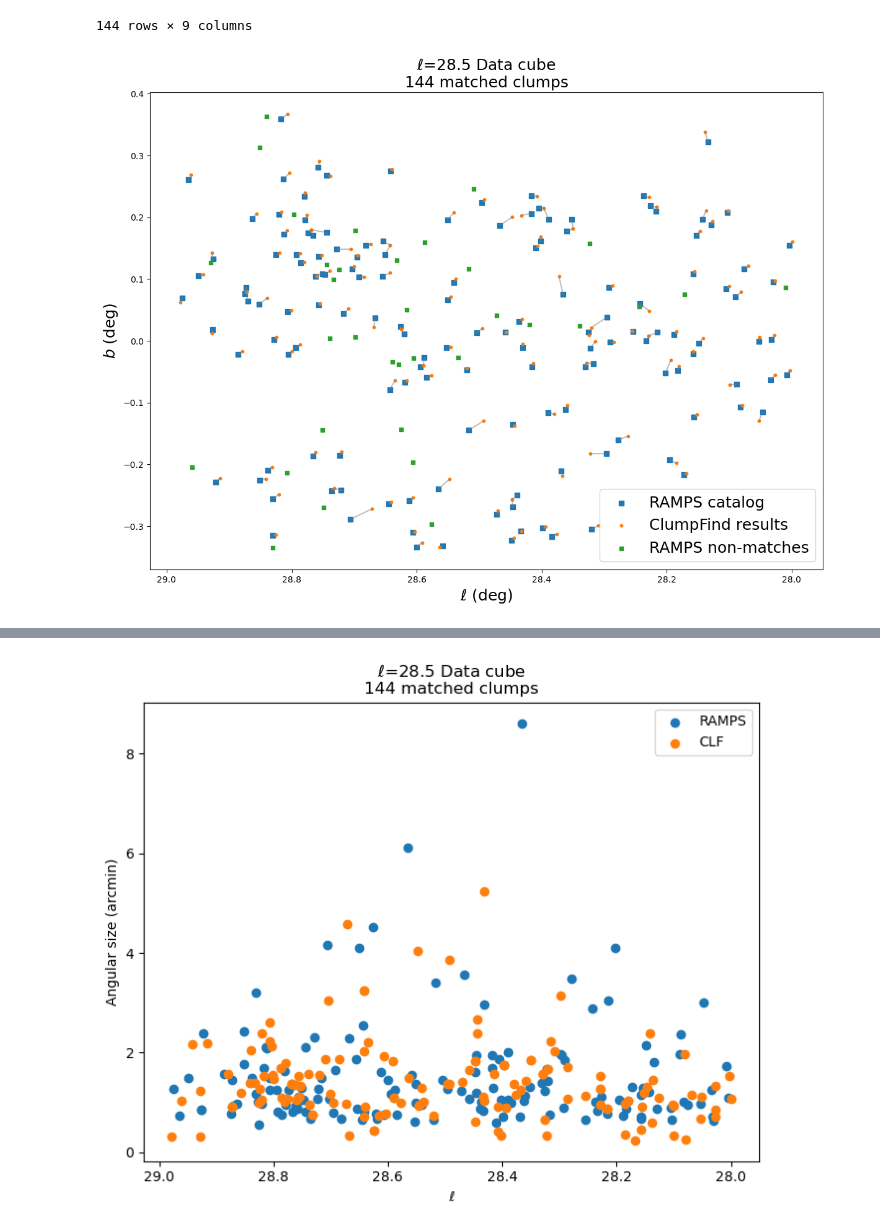
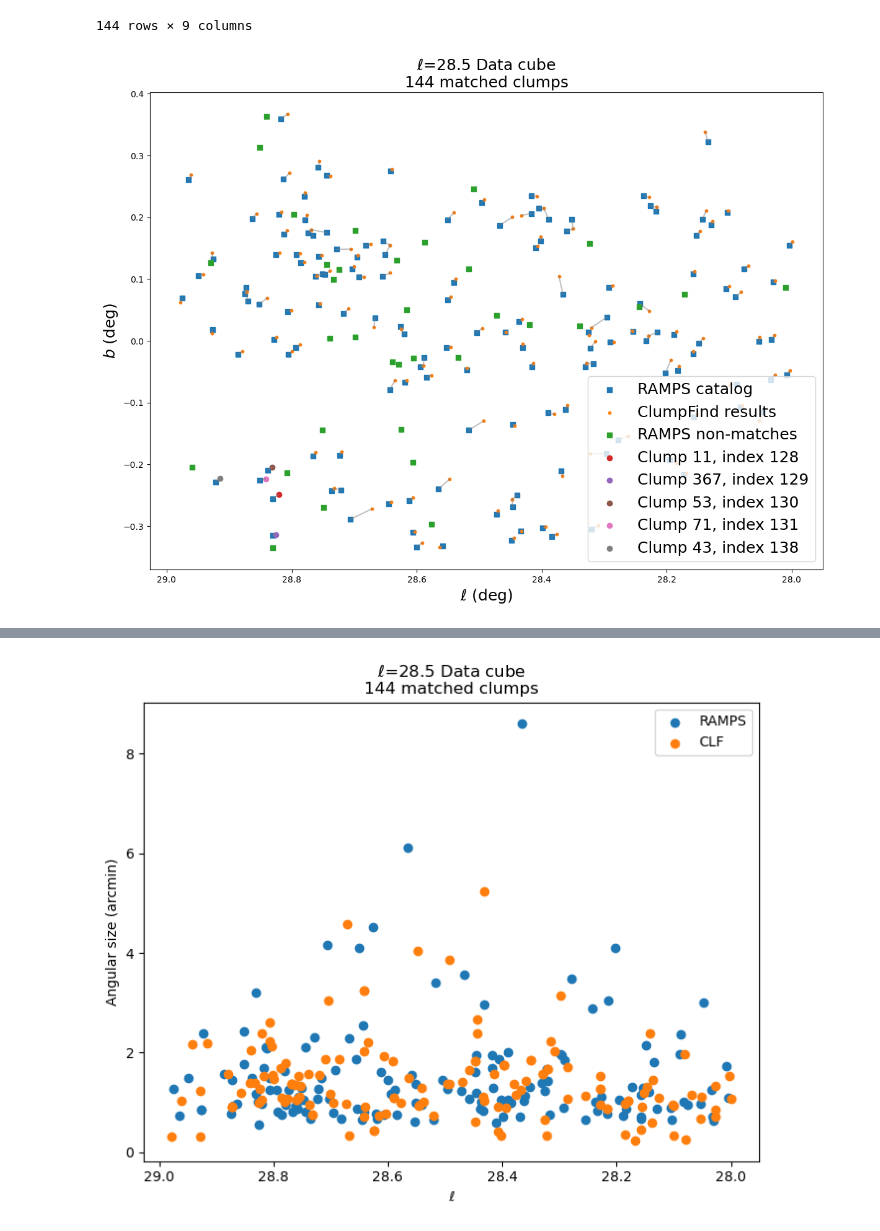
Before and after one commit to harrisonfwest/GBO-REU, a Jupyter notebook: Notebooks/RAMPS_CLF_Crossmatch.ipynb, the cells around one changed output, grey strips where cells are left out. Cells and saved outputs as stored; diff of their text form; code cells hidden in the pictures.

```diff
--- a/Notebooks/RAMPS_CLF_Crossmatch.ipynb
+++ b/Notebooks/RAMPS_CLF_Crossmatch.ipynb
@@ -275,21 +277,23 @@ CLF_match
 # %%
 plt.figure(figsize= (14, 10))
 
 plt.scatter(RAMPS_match['l'], RAMPS_match['b'], marker='s', s= 30, label= 'RAMPS catalog')
 plt.scatter(CLF_match['l'], CLF_match['b'], s=10, label= 'ClumpFind results')
-plt.scatter(RAMPS_nonmatches['l'], RAMPS_nonmatches['b'], marker='s', s= 25, label = 'RAMPS non-matches')
+plt.scatter(RAMPS_nonmatches['l'], RAMPS_nonmatches['b'], marker='s', s= 30, label = 'RAMPS non-matches')
 # for idx in range(len(CLF_match)):
 #     if 28.9 < CLF_match.iat[idx, 4] and CLF_match.iat[idx, 5] > .2:
 #         plt.scatter([CLF_match.iat[idx,4]], [CLF_match.iat[idx,5]], label = CLF_match.iat[idx,0])
 
 for i in range(len(RAMPS_match)):
     plt.plot([RAMPS_match['l'].iloc[i], CLF_match['l'].iloc[i]], [RAMPS_match['b'].iloc[i], CLF_match['b'].iloc[i]], alpha= 0.5, color= 'gray')
+    if (CLF_match['l'].iloc[i] > 28.8) & (CLF_match['b'].iloc[i] < -.2):
+        plt.scatter([CLF_match['l'].iloc[i]], [CLF_match['b'].iloc[i]], label= 'Clump ' + str(int(CLF_match['Ncl'].iloc[i])) + ', index ' + str(i))
 
 plt.title(f'$\ell$=28.5 Data cube\n{len(RAMPS_match)} matched clumps', fontsize= 18)
 plt.legend(fontsize=18)
 plt.gca().invert_xaxis()
 plt.xlabel('$\ell$ (deg)', fontsize=18)
 plt.ylabel('$b$ (deg)', fontsize=18)
 plt.show()
 # %% [output]
-[figure, old version]
+[figure, new version]
```
Also changed, not shown: parts of 5 cells of this notebook, 3 other files.
